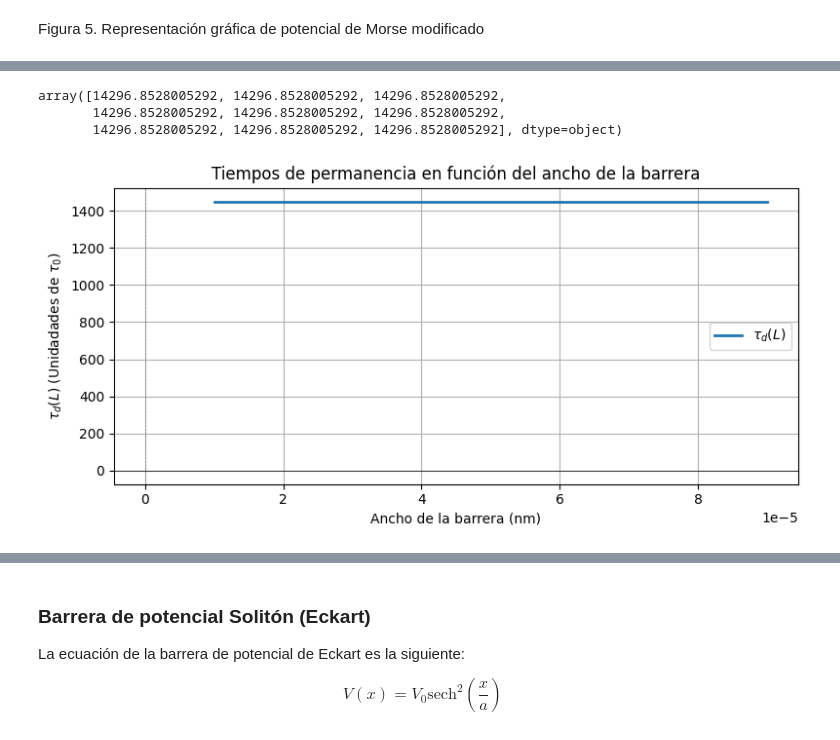
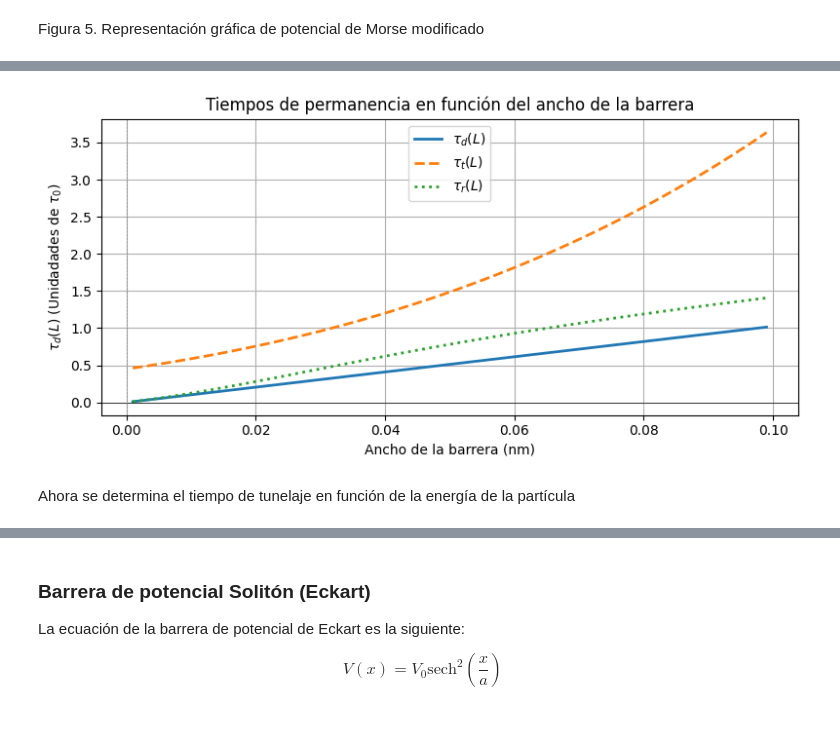
Before and after one commit to CR0NX73/Quantum-Tunnelling-Times, a Jupyter notebook: potenciales.ipynb, the cells around one changed output, grey strips where cells are left out. Cells and saved outputs as stored; diff of their text form; code cells hidden in the pictures.

```diff
--- a/potenciales.ipynb
+++ b/potenciales.ipynb
@@ -451,5 +451,5 @@ $$
 $$
 # %%
 x, a, beta = sp.symbols('x a b', real = True) #Se definen las variables de la función de onda
-t = sp.symbols('t', real = True)
+alpha = sp.symbols('\alpha', real = True)
 i = sp.I
@@ -466,4 +456,4 @@ product_morse = (psi_morse * sp.conjugate(psi_morse)).subs(beta, a*np.sqrt(2*m*V
 # %%
 #Se definen los valores del ancho de barrera
-width = np.arange(1e-5,1e-4,1e-5)
+width = np.arange(1e-3,0.1,1e-3)
 k = np.sqrt(2*m*E) / hbar
@@ -477,26 +460,31 @@ tau_d_morse = np.array([m / (hbar * k) * sp.integrate(product_morse.subs(a, _),
-# %%
-tau_d_morse
-# %% [output]
-array([14296.8528005292, 14296.8528005292, 14296.8528005292,
-       14296.8528005292, 14296.8528005292, 14296.8528005292,
-       14296.8528005292, 14296.8528005292, 14296.8528005292], dtype=object)
+# %%
+T_morse = ((1 - sp.exp(-4*np.pi*alpha)) / (1 + sp.exp(2*np.pi*(beta - alpha)))).subs(beta, a*sp.sqrt(2*m*V0)/hbar)
+T_morse = T_morse.subs(alpha, a*sp.sqrt(2*m*E)/hbar)
+R_morse = 1 - T_morse
+# %%
+
+tau_d_morse = np.array([m / (hbar * k) * (2*a*np.sqrt(1 - E/V0)).subs(a, _) for _ in width])
+tau_t_morse = np.array([m / (hbar * k * T_morse.subs(a, _)) * (2*a*np.sqrt(1 - E/V0)).subs(a, _) for _ in width])
+tau_r_morse = np.array([m / (hbar * k * R_morse.subs(a, _)) * (2*a*np.sqrt(1 - E/V0)).subs(a, _) for _ in width])
 # %%
 tau_0 = hbar / (2*V0) #Tiempo característico para determinar las unidades de tiempos de tunelaje
 # %%
 #Se grafican los resultados en función del ancho de la barrera
 plt.figure(figsize=(8, 4))
 plt.plot(width, tau_d_morse/tau_0, linestyle = '-', label = r"$\tau_d(L)$", lw=2) # Gráfica de tau_d
-#plt.plot(width, tau_t/tau_0, linestyle = '--',label = r"$\tau_t(L)$", lw=2) # Gráfica de tau_t
-#plt.plot(width , tau_r/tau_0, linestyle = ':',label = r"$\tau_r(L)$", lw=2) # Gráfica de tau_r
+plt.plot(width, tau_t_morse/tau_0, linestyle = '--',label = r"$\tau_t(L)$", lw=2) # Gráfica de tau_t
+plt.plot(width , tau_r_morse/tau_0, linestyle = ':',label = r"$\tau_r(L)$", lw=2) # Gráfica de tau_r
 
 plt.title('Tiempos de permanencia en función del ancho de la barrera')
 plt.xlabel(r'Ancho de la barrera (nm)')
 plt.ylabel(r'$\tau_d(L)$ (Unidadades de $\tau_0$)')
 plt.legend()
 plt.grid(True)
 plt.axhline(0, color='black', lw=0.5)
 plt.axvline(0, color='gray', linestyle='--', lw=0.5)
 plt.tight_layout()
 plt.show()
 # %% [output]
-[figure, old version]
+[figure, new version]
+# %% [markdown]
+Ahora se determina el tiempo de tunelaje en función de la energía de la partícula
```
Also changed, not shown: parts of 19 cells of this notebook.
